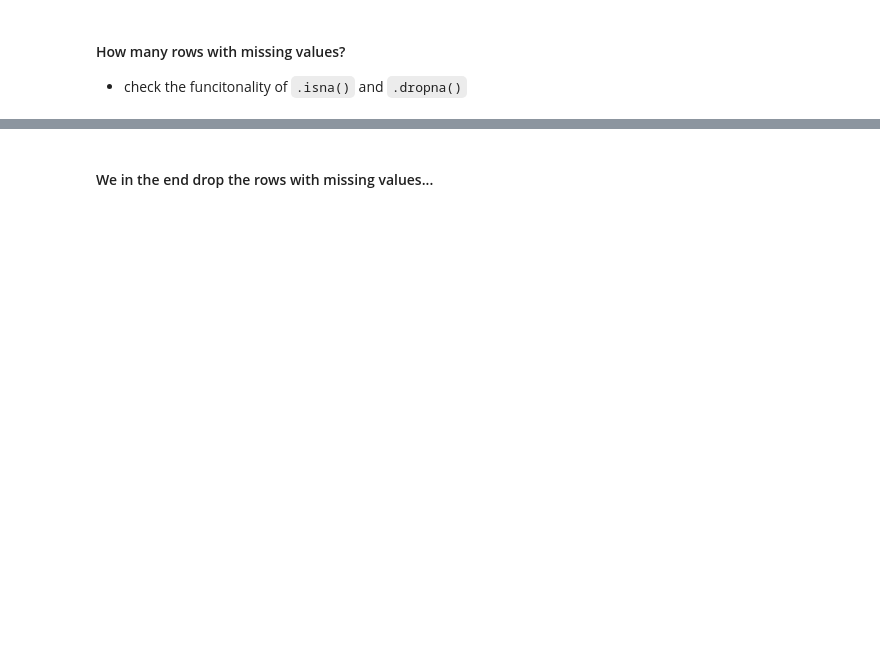
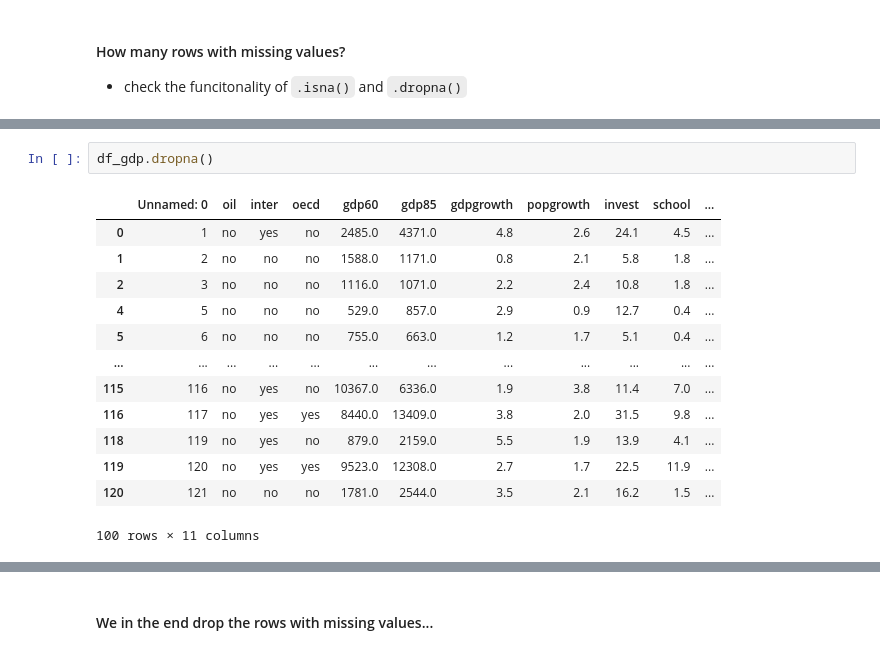
Before and after one commit to zeitgeist-hash/GV918-Week04, a Jupyter notebook: Week_04_Class_Exercise_1.ipynb, the cells around one changed output, grey strips where cells are left out. Saved outputs shown, nothing was run; the diff lists cells and outputs as text; blank space fills up the shorter version.

```diff
--- a/Week_04_Class_Exercise_1.ipynb
+++ b/Week_04_Class_Exercise_1.ipynb
@@ -35,0 +67,16 @@ import numpy as np
+# %%
+df_gdp.dropna()
+# %% [output]
+|  | Unnamed: 0 | oil | inter | oecd | gdp60 | gdp85 | gdpgrowth | popgrowth | invest | school | ... |
+| 0 | 1 | no | yes | no | 2485.0 | 4371.0 | 4.8 | 2.6 | 24.1 | 4.5 | ... |
+| 1 | 2 | no | no | no | 1588.0 | 1171.0 | 0.8 | 2.1 | 5.8 | 1.8 | ... |
+| 2 | 3 | no | no | no | 1116.0 | 1071.0 | 2.2 | 2.4 | 10.8 | 1.8 | ... |
+| 4 | 5 | no | no | no | 529.0 | 857.0 | 2.9 | 0.9 | 12.7 | 0.4 | ... |
+| 5 | 6 | no | no | no | 755.0 | 663.0 | 1.2 | 1.7 | 5.1 | 0.4 | ... |
+| ... | ... | ... | ... | ... | ... | ... | ... | ... | ... | ... | ... |
+| 115 | 116 | no | yes | no | 10367.0 | 6336.0 | 1.9 | 3.8 | 11.4 | 7.0 | ... |
+| 116 | 117 | no | yes | yes | 8440.0 | 13409.0 | 3.8 | 2.0 | 31.5 | 9.8 | ... |
+| 118 | 119 | no | yes | no | 879.0 | 2159.0 | 5.5 | 1.9 | 13.9 | 4.1 | ... |
+| 119 | 120 | no | yes | yes | 9523.0 | 12308.0 | 2.7 | 1.7 | 22.5 | 11.9 | ... |
+| 120 | 121 | no | no | no | 1781.0 | 2544.0 | 3.5 | 2.1 | 16.2 | 1.5 | ... |
+100 rows × 11 columns
```
Also changed, not shown: parts of 16 cells of this notebook.
